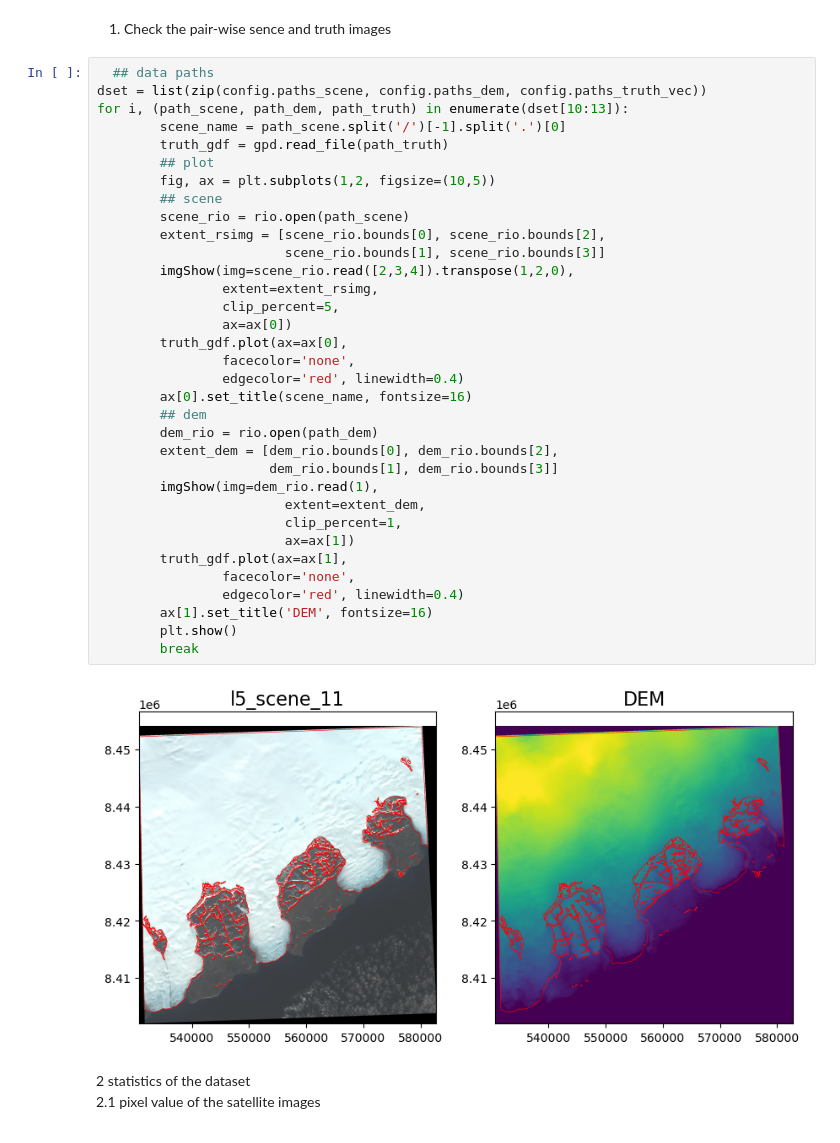
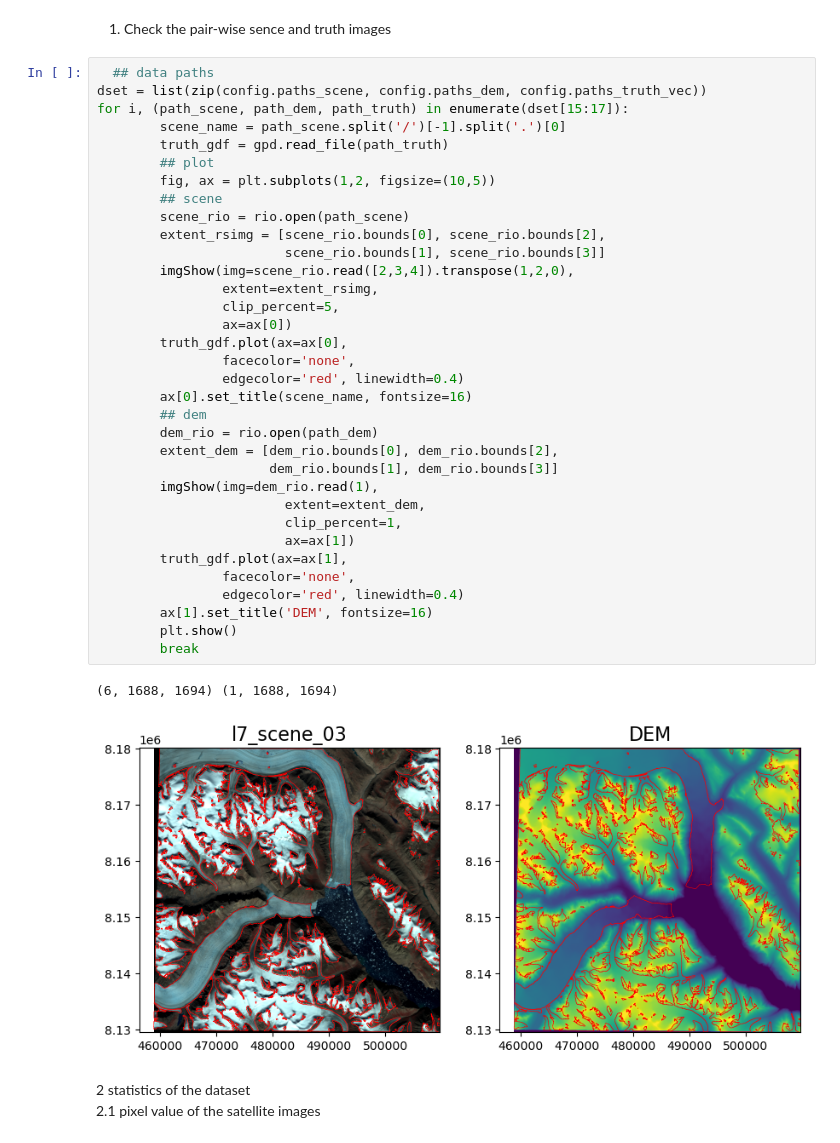
Before and after one commit to Hydrological-Observation-Group/GlaSet, a Jupyter notebook: notebooks/2_dset_check.ipynb, the cells around one changed output. Drawn from its saved outputs; the diff is of its cells as text.

```diff
--- a/notebooks/2_dset_check.ipynb
+++ b/notebooks/2_dset_check.ipynb
@@ -28,39 +28,40 @@ Satellite: l5
 # %%
   ## data paths
 dset = list(zip(config.paths_scene, config.paths_dem, config.paths_truth_vec))
-for i, (path_scene, path_dem, path_truth) in enumerate(dset[10:13]):
+for i, (path_scene, path_dem, path_truth) in enumerate(dset[15:17]):
         scene_name = path_scene.split('/')[-1].split('.')[0]
         truth_gdf = gpd.read_file(path_truth)
         ## plot
         fig, ax = plt.subplots(1,2, figsize=(10,5))
         ## scene
         scene_rio = rio.open(path_scene)
         extent_rsimg = [scene_rio.bounds[0], scene_rio.bounds[2],
                         scene_rio.bounds[1], scene_rio.bounds[3]]
         imgShow(img=scene_rio.read([2,3,4]).transpose(1,2,0),
                 extent=extent_rsimg,
                 clip_percent=5,
                 ax=ax[0])
         truth_gdf.plot(ax=ax[0],
                 facecolor='none',
                 edgecolor='red', linewidth=0.4)
         ax[0].set_title(scene_name, fontsize=16)
         ## dem
         dem_rio = rio.open(path_dem)
         extent_dem = [dem_rio.bounds[0], dem_rio.bounds[2],
                       dem_rio.bounds[1], dem_rio.bounds[3]]
         imgShow(img=dem_rio.read(1),
                         extent=extent_dem,
                         clip_percent=1,
                         ax=ax[1])
         truth_gdf.plot(ax=ax[1],
                 facecolor='none',
                 edgecolor='red', linewidth=0.4)
         ax[1].set_title('DEM', fontsize=16)
         plt.show()
         break
 # %% [output]
+(6, 1688, 1694) (1, 1688, 1694)
-[figure, old version]
+[figure, new version]
 # %% [markdown]
 2 statistics of the dataset
 2.1 pixel value of the satellite images
```
Also changed, not shown: 5 other files.
